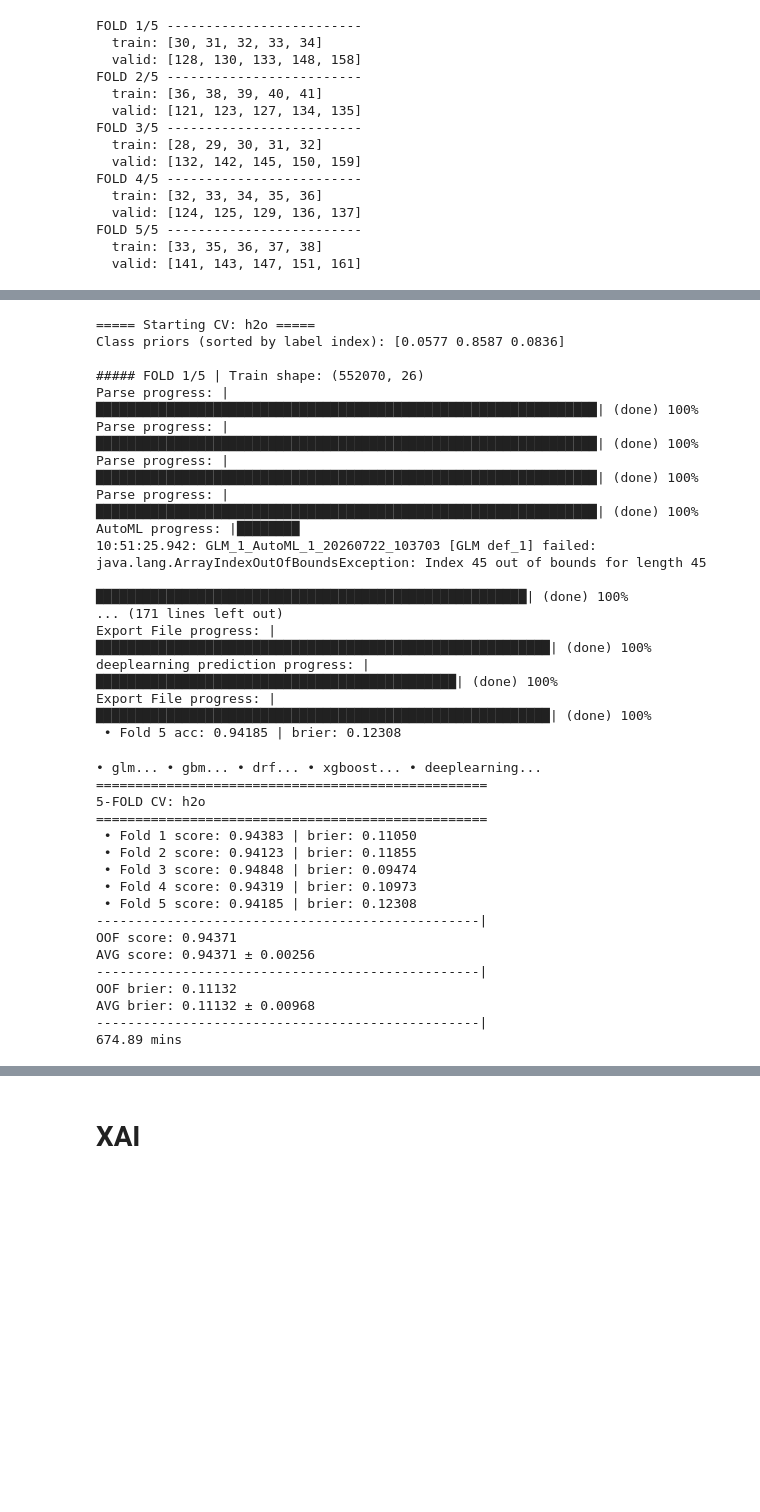
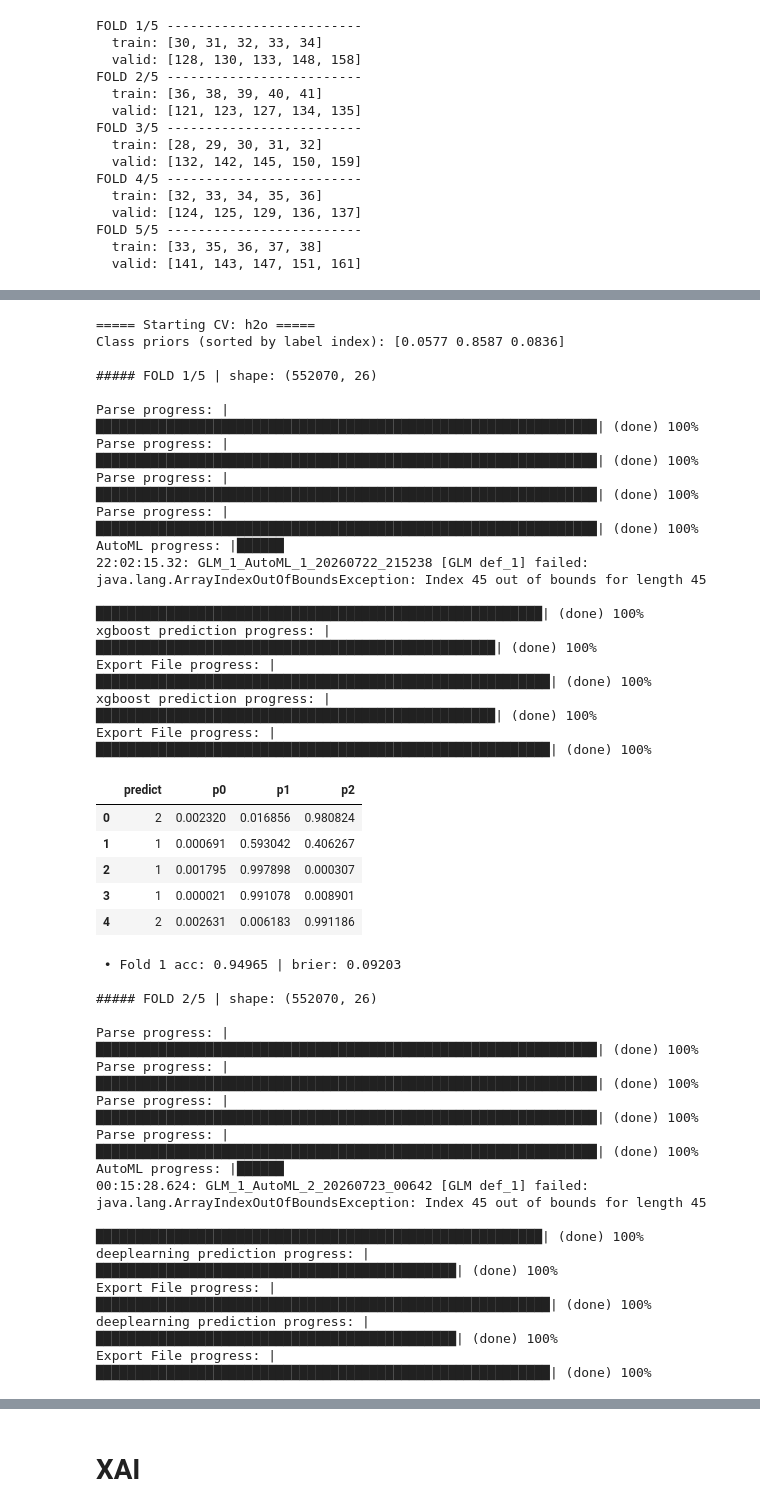
Before and after one commit to coded-sly/ps6e7-Student-Health, a Jupyter notebook: ps6e7-h2o-automl-student-health.ipynb, the cells around one changed output, grey strips where cells are left out. Drawn from its saved outputs; the diff is of its cells as text; code cells hidden in the pictures; blank space fills up the shorter version.

Commit message:
Kaggle Notebook | ps6e7 | h2o_autoML | Student ❤️‍🩹 Health | v2_indicators_ONLY_BEST_model

```diff
--- a/ps6e7-h2o-automl-student-health.ipynb
+++ b/ps6e7-h2o-automl-student-health.ipynb
@@ -1243,59 +1307,64 @@ h_params = {
     # 'max_runtime_secs_per_model': 300,
     'nfolds': 0, # def=-1, 0 if validation_frame is provided
     'stopping_rounds': 5, # 10
-    'stopping_metric': "mean_per_class_error",
-    # 'balance_classes': True,
+    # 'stopping_metric': "mean_per_class_error",
     # "preprocessing": ['target_encoding'],
     'seed': CFG['SEED'],
 }
 
 n = "h2o"
 
 # for VALUE in [3, 5, 10]: #
 #     PARAMS["stopping_rounds"] = VALUE
 # n = VERS + str(VALUE)
 all_predictions[n] = Trainer_CV(
     model_name=n,
     params=h_params,
     train_df=train_data,
     test_df=test,
     features=FEATURES,
     target=TARGET,
     kfold=skf,
     cat_cols=ALL_CATS,
+    use_weights=False,
 )
 # %% [output]
 ===== Starting CV: h2o =====
 Class priors (sorted by label index): [0.0577 0.8587 0.0836]
 
-##### FOLD 1/5 | Train shape: (552070, 26)
+##### FOLD 1/5 | shape: (552070, 26)
+
 Parse progress: |████████████████████████████████████████████████████████████████| (done) 100%
 Parse progress: |████████████████████████████████████████████████████████████████| (done) 100%
 Parse progress: |████████████████████████████████████████████████████████████████| (done) 100%
 Parse progress: |████████████████████████████████████████████████████████████████| (done) 100%
-AutoML progress: |████████
-10:51:25.942: GLM_1_AutoML_1_20260722_103703 [GLM def_1] failed: java.lang.ArrayIndexOutOfBoundsException: Index 45 out of bounds for length 45
+AutoML progress: |██████
+22:02:15.32: GLM_1_AutoML_1_20260722_215238 [GLM def_1] failed: java.lang.ArrayIndexOutOfBoundsException: Index 45 out of bounds for length 45
 
-███████████████████████████████████████████████████████| (done) 100%
-... (171 lines left out)
+█████████████████████████████████████████████████████████| (done) 100%
+xgboost prediction progress: |███████████████████████████████████████████████████| (done) 100%
 Export File progress: |██████████████████████████████████████████████████████████| (done) 100%
-deeplearning prediction progress: |██████████████████████████████████████████████| (done) 100%
+xgboost prediction progress: |███████████████████████████████████████████████████| (done) 100%
 Export File progress: |██████████████████████████████████████████████████████████| (done) 100%
- • Fold 5 acc: 0.94185 | brier: 0.12308
+|  | predict | p0 | p1 | p2 |
+| 0 | 2 | 0.002320 | 0.016856 | 0.980824 |
+| 1 | 1 | 0.000691 | 0.593042 | 0.406267 |
+| 2 | 1 | 0.001795 | 0.997898 | 0.000307 |
+| 3 | 1 | 0.000021 | 0.991078 | 0.008901 |
+| 4 | 2 | 0.002631 | 0.006183 | 0.991186 |
-• glm... • gbm... • drf... • xgboost... • deeplearning...
-==================================================
-5-FOLD CV: h2o
-==================================================
- • Fold 1 score: 0.94383 | brier: 0.11050
- • Fold 2 score: 0.94123 | brier: 0.11855
- • Fold 3 score: 0.94848 | brier: 0.09474
- • Fold 4 score: 0.94319 | brier: 0.10973
- • Fold 5 score: 0.94185 | brier: 0.12308
--------------------------------------------------|
-OOF score: 0.94371
-AVG score: 0.94371 ± 0.00256
--------------------------------------------------|
-OOF brier: 0.11132
-AVG brier: 0.11132 ± 0.00968
--------------------------------------------------|
-674.89 mins
+ • Fold 1 acc: 0.94965 | brier: 0.09203
+
+##### FOLD 2/5 | shape: (552070, 26)
+
+Parse progress: |████████████████████████████████████████████████████████████████| (done) 100%
+Parse progress: |████████████████████████████████████████████████████████████████| (done) 100%
+Parse progress: |████████████████████████████████████████████████████████████████| (done) 100%
+Parse progress: |████████████████████████████████████████████████████████████████| (done) 100%
+AutoML progress: |██████
+00:15:28.624: GLM_1_AutoML_2_20260723_00642 [GLM def_1] failed: java.lang.ArrayIndexOutOfBoundsException: Index 45 out of bounds for length 45
+
+█████████████████████████████████████████████████████████| (done) 100%
+deeplearning prediction progress: |██████████████████████████████████████████████| (done) 100%
+Export File progress: |██████████████████████████████████████████████████████████| (done) 100%
+deeplearning prediction progress: |██████████████████████████████████████████████| (done) 100%
+Export File progress: |██████████████████████████████████████████████████████████| (done) 100%
```
Also changed, not shown: parts of 11 cells of this notebook.
